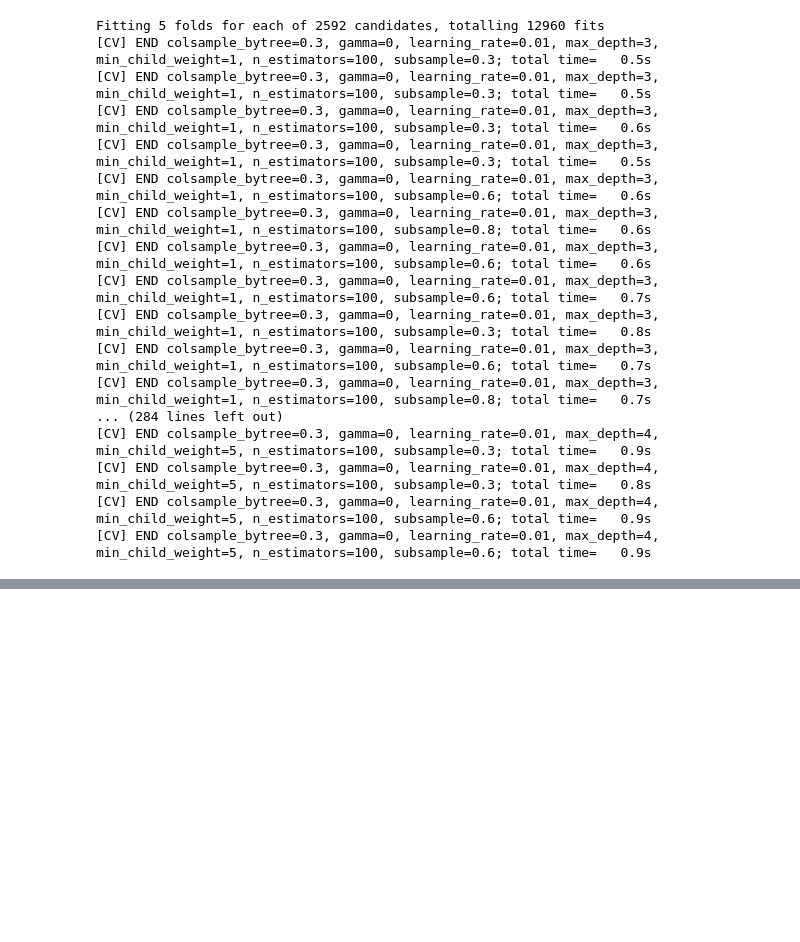
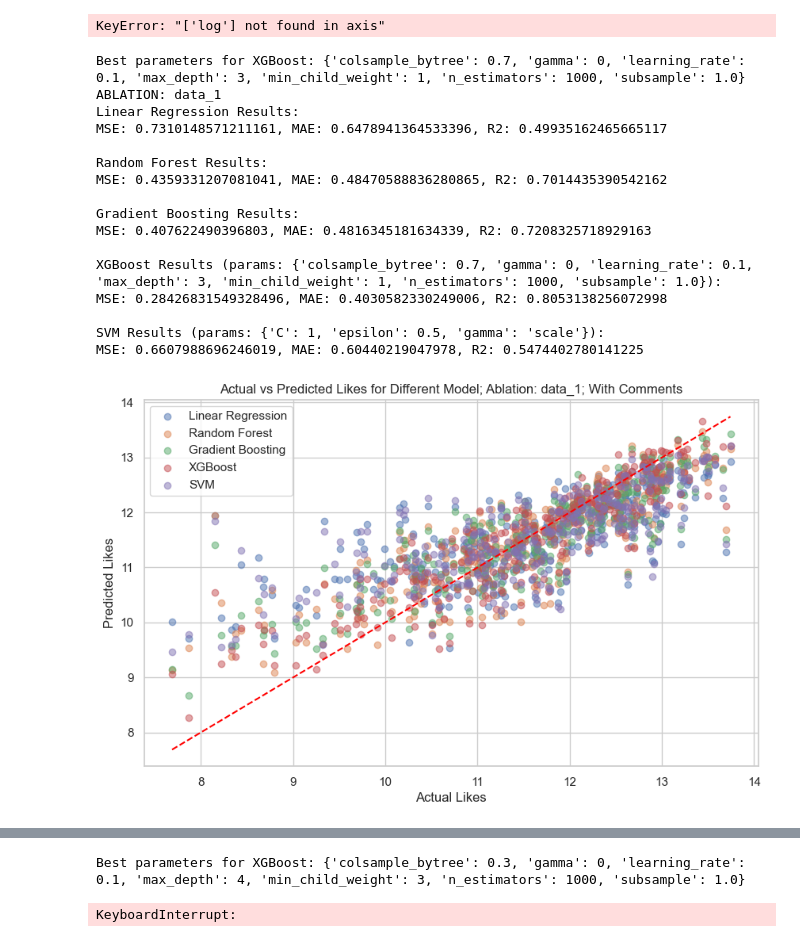
Before and after one commit to highheat4/Instagram_Data_Analysis, a Jupyter notebook: core/img_and_md_pred.ipynb, the cells around one changed output, grey strips where cells are left out. Cells and saved outputs as stored; diff of their text form; code cells hidden in the pictures; blank space fills up the shorter version.

Commit message:
additions and better results

```diff
--- a/core/img_and_md_pred.ipynb
+++ b/core/img_and_md_pred.ipynb
@@ -16,17 +16,19 @@ from sklearn.model_selection import GridSearchCV
 import os
 # %%
 # Set plot style for better visuals
-word_ablations = [5, 20, 50, 100, 500]
+word_ablations = [1, 2, 5, 20, 50, 100, 500]
 
 sns.set(style='whitegrid')
 data_ablations = {}
 # current_dir = os.path.dirname(__file__)
-data_ablations['data_'] = pd.read_csv('./new_csvs/data_with_img_embeddings.csv')
-data_ablations['data_'] = data_ablations['data_'].drop(columns=['image_path'])
 for ablation in word_ablations:
-    file_path = f"./new_csvs/data_with_img_pca_embeddings_{ablation}.csv"
+    file_path = f"./new_csvs/data_with_img_pca_embeddings_raw_{ablation}.csv"
     data_ablations[f'data_{ablation}'] = pd.read_csv(file_path)
     data_ablations[f'data_{ablation}'] = data_ablations[f'data_{ablation}'].drop(columns=['image_path'])
+data_ablations['data_'] = pd.read_csv('./new_csvs/data_with_img_embeddings_raw.csv')
+data_ablations['data_'] = data_ablations['data_'].drop(columns=['image_path'])
+# %% [output]
+KeyError: "['log'] not found in axis"
 # %%
 for data_name, data in data_ablations.items():
     # Split data into training and test sets
@@ -48,48 +50,56 @@ for data_name, data in data_ablations.items():
     if 'follower_count_at_t' in x_test.columns:
         x_test['box_follower_count'] = stats.boxcox(x_test['follower_count_at_t'] + 1, lmbda=lambda_train)
         x_test = x_test.drop(columns='follower_count_at_t')
-    y_test = np.expm1(test_samples[['log_likes']])
+    y_test =  (test_samples[['log_likes']])
     # Scale the data
     x_test = scaler.transform(x_test)
 
     # Note: y_train is still in log space; convert when needed
-    # y_train = np.expm1(y_train)
+    # y_train =  (y_train)
+
+    # print
 
     # Train a linear regression model
     lr_model = LinearRegression()
     lr_model.fit(x_train, y_train)
 
     # Predict on test data
-    y_pred_lr = np.expm1(lr_model.predict(x_test))
+    y_pred_lr = lr_model.predict(x_test)
 
     # Evaluate the performance
     mse_lr = mean_squared_error(y_test, y_pred_lr)
     mae_lr = mean_absolute_error(y_test, y_pred_lr)
     r2_lr = r2_score(y_test, y_pred_lr)
 
+    # print
+
     # Train a Random Forest model
     rf_model = RandomForestRegressor(n_estimators=100, random_state=42)
     rf_model.fit(x_train, y_train.values.ravel())  # Flatten y_train for RandomForest
 
     # Predict on test data
-    y_pred_rf = np.expm1(rf_model.predict(x_test))
+    y_pred_rf =  (rf_model.predict(x_test))
 
     # Evaluate the performance
     mse_rf = mean_squared_error(y_test, y_pred_rf)
     mae_rf = mean_absolute_error(y_test, y_pred_rf)
     r2_rf = r2_score(y_test, y_pred_rf)
 
+    # print
+
     # Train a Gradient Boosting model
     gb_model = GradientBoostingRegressor(n_estimators=100, random_state=42)
     gb_model.fit(x_train, y_train.values.ravel())
 
     # Predict on test data
-    y_pred_gb = np.expm1(gb_model.predict(x_test))
+    y_pred_gb =  gb_model.predict(x_test)
 
     # Evaluate the performance
     mse_gb = mean_squared_error(y_test, y_pred_gb)
     mae_gb = mean_absolute_error(y_test, y_pred_gb)
     r2_gb = r2_score(y_test, y_pred_gb)
+
+    # print
 
     # XGBoost
     param_grid = {
@@ -107,7 +117,7 @@ for data_name, data in data_ablations.items():
 
     # Set up GridSearchCV
     grid_search = GridSearchCV(estimator=xgb_reg, param_grid=param_grid,
-                            cv=5, scoring='neg_mean_squared_error', verbose=2, n_jobs=-1)
+                            cv=5, scoring='neg_mean_squared_error', verbose=0, n_jobs=-1)
 
     # Fit GridSearchCV
     grid_search.fit(x_train, y_train.values.ravel())
@@ -121,7 +131,7 @@ for data_name, data in data_ablations.items():
     best_xgb_model.fit(x_train, y_train.values.ravel())
 
     # Predict on the test set
-    y_pred_xgb = np.expm1(best_xgb_model.predict(x_test))
+    y_pred_xgb =  (best_xgb_model.predict(x_test))
 
     # Evaluate the performance
     mse_xgb = mean_squared_error(y_test, y_pred_xgb)
@@ -130,12 +140,12 @@ for data_name, data in data_ablations.items():
 
     # Train a Support Vector Machine (SVR) model
     param_grid = {
-        'C': [1, 10, 100, 1000],
+        'C': [1, 10],
         'gamma': ['scale', 'auto'],
         'epsilon': [0.1, 0.2, 0.3, 0.5, 0.8],
     }
 
-    grid_search = GridSearchCV(SVR(kernel='rbf'), param_grid, cv=5, scoring='r2', verbose=2)
+    grid_search = GridSearchCV(SVR(kernel='rbf'), param_grid, cv=5, scoring='r2', verbose=0)
     grid_search.fit(x_train, y_train.values.ravel())
 
     # # Best hyperparameters from grid search
@@ -148,53 +158,51 @@ for data_name, data in data_ablations.items():
     svr_model.fit(x_train, y_train.values.ravel())
 
     # Predict on test data (scaled)
-    y_pred_svr = np.expm1(svr_model.predict(x_test))
+    y_pred_svr = svr_model.predict(x_test)
 
     # Evaluate the performance
     mse_svr = mean_squared_error(y_test, y_pred_svr)
     mae_svr = mean_absolute_error(y_test, y_pred_svr)
     r2_svr = r2_score(y_test, y_pred_svr)
 
     print(f"ABLATION: {data_name}")
     print("Linear Regression Results:")
     print(f"MSE: {mse_lr}, MAE: {mae_lr}, R2: {r2_lr}")
     print("\nRandom Forest Results:")
     print(f"MSE: {mse_rf}, MAE: {mae_rf}, R2: {r2_rf}")
     print("\nGradient Boosting Results:")
     print(f"MSE: {mse_gb}, MAE: {mae_gb}, R2: {r2_gb}")
     print(f"\nXGBoost Results (params: {best_params}):")
     print(f"MSE: {mse_xgb}, MAE: {mae_xgb}, R2: {r2_xgb}")
     print(f"\nSVM Results (params: {best_params_svm}):")
     print(f"MSE: {mse_svr}, MAE: {mae_svr}, R2: {r2_svr}")
     plt.figure(figsize=(10,6))
     plt.scatter(y_test, y_pred_lr, label='Linear Regression', alpha=0.5)
     plt.scatter(y_test, y_pred_rf, label='Random Forest', alpha=0.5)
     plt.scatter(y_test, y_pred_gb, label='Gradient Boosting', alpha=0.5)
     plt.scatter(y_test, y_pred_xgb, label='XGBoost', alpha=0.5)
     plt.scatter(y_test, y_pred_svr, label='SVM', alpha=0.5)
     plt.plot([y_test.min(), y_test.max()], [y_test.min(), y_test.max()], color='red', linestyle='--')
     plt.xlabel('Actual Likes')
     plt.ylabel('Predicted Likes')
     plt.title(f"Actual vs Predicted Likes for Different Model; Ablation: {data_name}; With Comments")
     plt.legend()
-    # plt.xlim(-0.134, -0.132)
-    # plt.ylim(0,5)
     plt.show()
 # %% [output]
-Fitting 5 folds for each of 2592 candidates, totalling 12960 fits
-[CV] END colsample_bytree=0.3, gamma=0, learning_rate=0.01, max_depth=3, min_child_weight=1, n_estimators=100, subsample=0.3; total time=   0.5s
-[CV] END colsample_bytree=0.3, gamma=0, learning_rate=0.01, max_depth=3, min_child_weight=1, n_estimators=100, subsample=0.3; total time=   0.5s
-[CV] END colsample_bytree=0.3, gamma=0, learning_rate=0.01, max_depth=3, min_child_weight=1, n_estimators=100, subsample=0.3; total time=   0.6s
-[CV] END colsample_bytree=0.3, gamma=0, learning_rate=0.01, max_depth=3, min_child_weight=1, n_estimators=100, subsample=0.3; total time=   0.5s
-[CV] END colsample_bytree=0.3, gamma=0, learning_rate=0.01, max_depth=3, min_child_weight=1, n_estimators=100, subsample=0.6; total time=   0.6s
-[CV] END colsample_bytree=0.3, gamma=0, learning_rate=0.01, max_depth=3, min_child_weight=1, n_estimators=100, subsample=0.8; total time=   0.6s
-[CV] END colsample_bytree=0.3, gamma=0, learning_rate=0.01, max_depth=3, min_child_weight=1, n_estimators=100, subsample=0.6; total time=   0.6s
-[CV] END colsample_bytree=0.3, gamma=0, learning_rate=0.01, max_depth=3, min_child_weight=1, n_estimators=100, subsample=0.6; total time=   0.7s
-[CV] END colsample_bytree=0.3, gamma=0, learning_rate=0.01, max_depth=3, min_child_weight=1, n_estimators=100, subsample=0.3; total time=   0.8s
-[CV] END colsample_bytree=0.3, gamma=0, learning_rate=0.01, max_depth=3, min_child_weight=1, n_estimators=100, subsample=0.6; total time=   0.7s
-[CV] END colsample_bytree=0.3, gamma=0, learning_rate=0.01, max_depth=3, min_child_weight=1, n_estimators=100, subsample=0.8; total time=   0.7s
-... (284 lines left out)
-[CV] END colsample_bytree=0.3, gamma=0, learning_rate=0.01, max_depth=4, min_child_weight=5, n_estimators=100, subsample=0.3; total time=   0.9s
-[CV] END colsample_bytree=0.3, gamma=0, learning_rate=0.01, max_depth=4, min_child_weight=5, n_estimators=100, subsample=0.3; total time=   0.8s
-[CV] END colsample_bytree=0.3, gamma=0, learning_rate=0.01, max_depth=4, min_child_weight=5, n_estimators=100, subsample=0.6; total time=   0.9s
-[CV] END colsample_bytree=0.3, gamma=0, learning_rate=0.01, max_depth=4, min_child_weight=5, n_estimators=100, subsample=0.6; total time=   0.9s
+Best parameters for XGBoost: {'colsample_bytree': 0.7, 'gamma': 0, 'learning_rate': 0.1, 'max_depth': 3, 'min_child_weight': 1, 'n_estimators': 1000, 'subsample': 1.0}
+ABLATION: data_1
+Linear Regression Results:
+MSE: 0.7310148571211161, MAE: 0.6478941364533396, R2: 0.49935162465665117
+
+Random Forest Results:
+MSE: 0.4359331207081041, MAE: 0.48470588836280865, R2: 0.7014435390542162
+
+Gradient Boosting Results:
+MSE: 0.407622490396803, MAE: 0.4816345181634339, R2: 0.7208325718929163
+
+XGBoost Results (params: {'colsample_bytree': 0.7, 'gamma': 0, 'learning_rate': 0.1, 'max_depth': 3, 'min_child_weight': 1, 'n_estimators': 1000, 'subsample': 1.0}):
+MSE: 0.28426831549328496, MAE: 0.4030582330249006, R2: 0.8053138256072998
+
+SVM Results (params: {'C': 1, 'epsilon': 0.5, 'gamma': 'scale'}):
+MSE: 0.6607988696246019, MAE: 0.60440219047978, R2: 0.5474402780141225
+[figure, added]
@@ -217,0 +277,2 @@ Fitting 5 folds for each of 2592 candidates, totalling 12960 fits
+Best parameters for XGBoost: {'colsample_bytree': 0.3, 'gamma': 0, 'learning_rate': 0.1, 'max_depth': 4, 'min_child_weight': 3, 'n_estimators': 1000, 'subsample': 1.0}
+KeyboardInterrupt:
```
Also changed, not shown: parts of 1 cell of this notebook, 4 other files.
